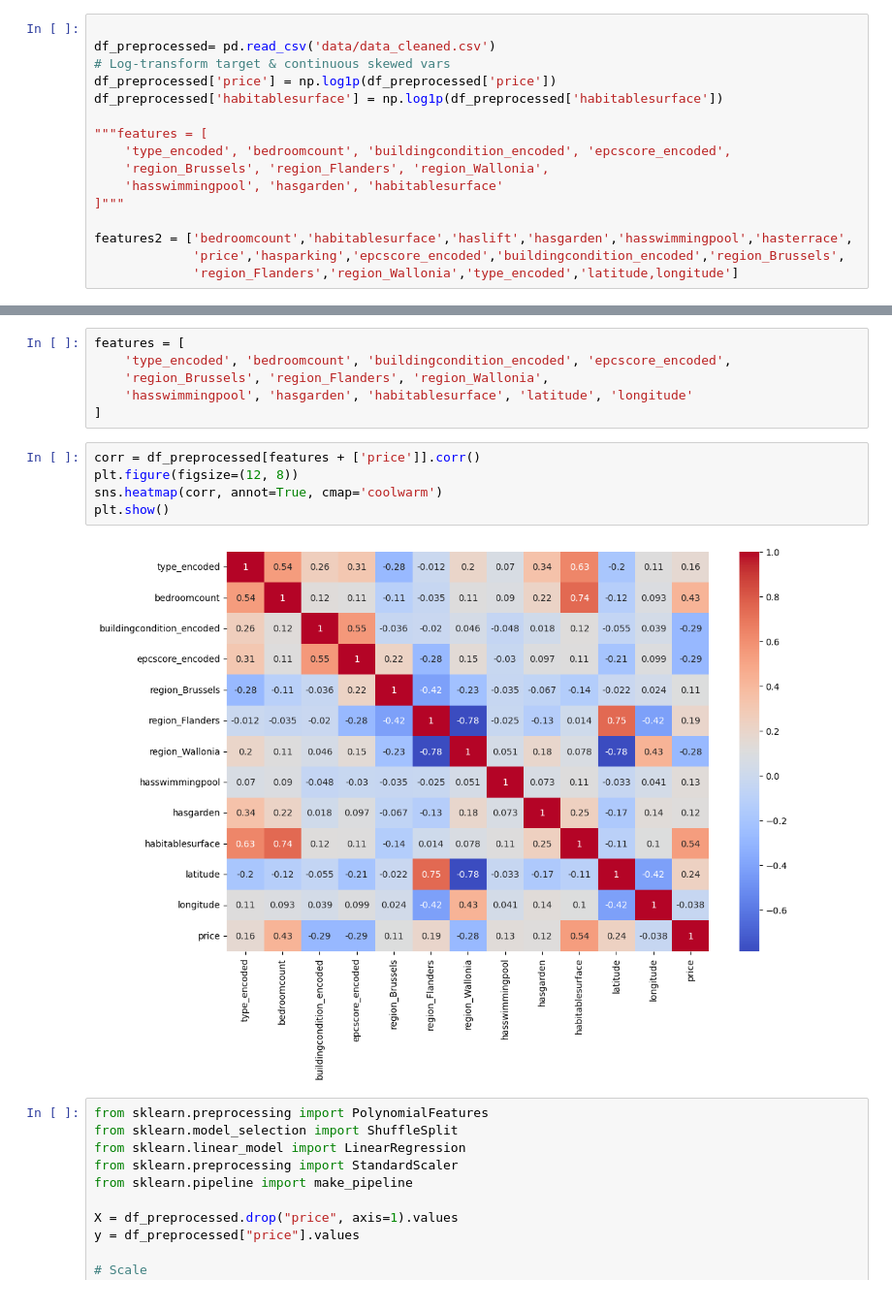
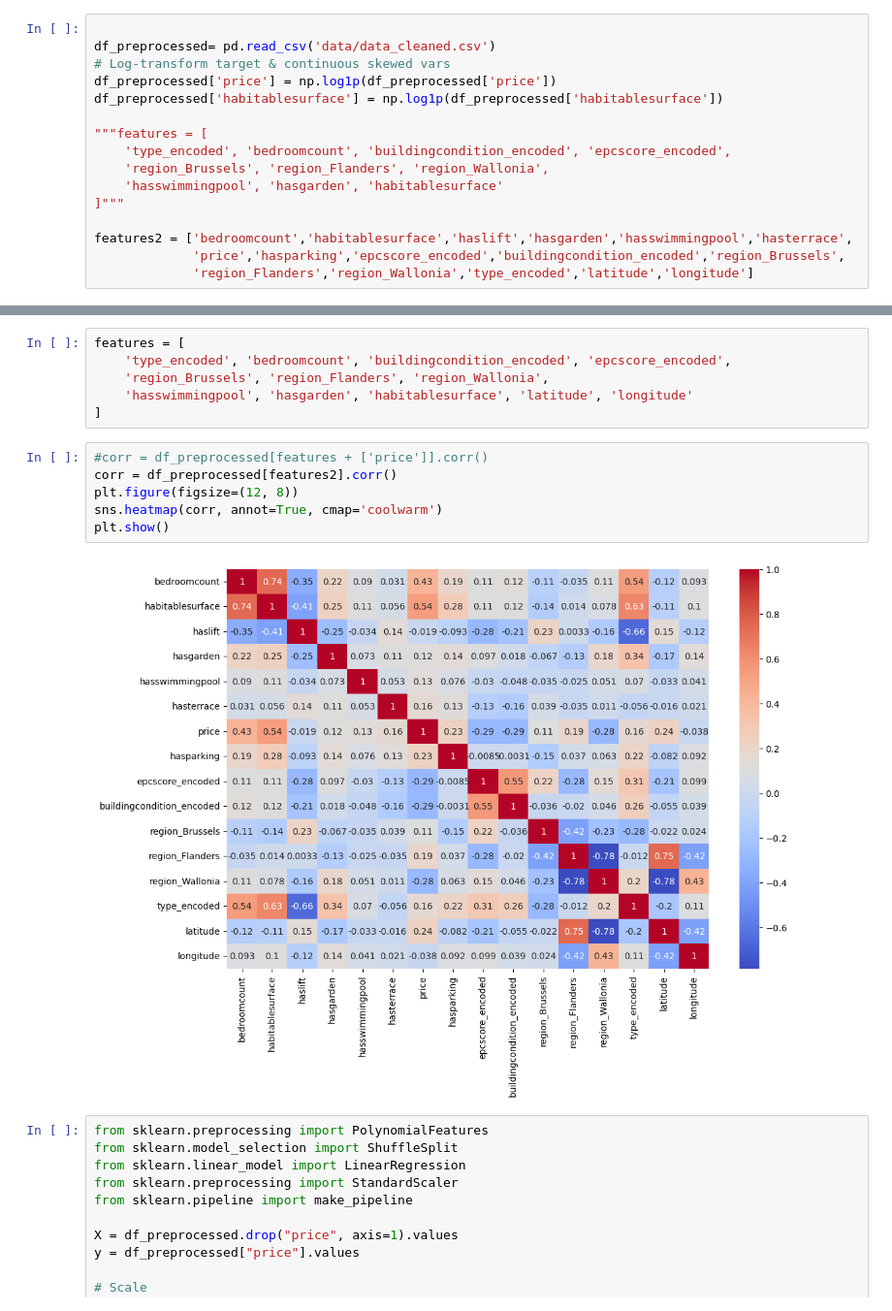
Before and after one commit to Manu1175/challenge-regression, a Jupyter notebook: training cleaned dataset.ipynb, the cells around one changed output, grey strips where cells are left out. Shown: that part at 97% size. Saved outputs shown, nothing was run; the diff lists cells and outputs as text.

```diff
--- a/training cleaned dataset.ipynb
+++ b/training cleaned dataset.ipynb
@@ -23,7 +23,7 @@ df_preprocessed['habitablesurface'] = np.log1p(df_preprocessed['habitablesurface
 
 features2 = ['bedroomcount','habitablesurface','haslift','hasgarden','hasswimmingpool','hasterrace',
              'price','hasparking','epcscore_encoded','buildingcondition_encoded','region_Brussels',
-             'region_Flanders','region_Wallonia','type_encoded','latitude,longitude']
+             'region_Flanders','region_Wallonia','type_encoded','latitude','longitude']
 # %%
 """df_geo = pd.read_csv('data/georef-belgium-postal-codes@public.csv', sep=';')
 pc_geo_dict = {}
@@ -52,12 +52,13 @@ features = [
     'hasswimmingpool', 'hasgarden', 'habitablesurface', 'latitude', 'longitude'
 ]
 # %%
-corr = df_preprocessed[features + ['price']].corr()
+#corr = df_preprocessed[features + ['price']].corr()
+corr = df_preprocessed[features2].corr()
 plt.figure(figsize=(12, 8))
 sns.heatmap(corr, annot=True, cmap='coolwarm')
 plt.show()
 # %% [output]
-[figure, old version]
+[figure, new version]
 # %%
 from sklearn.preprocessing import PolynomialFeatures
 from sklearn.model_selection import ShuffleSplit
```
Also changed, not shown: parts of 7 cells of this notebook.
